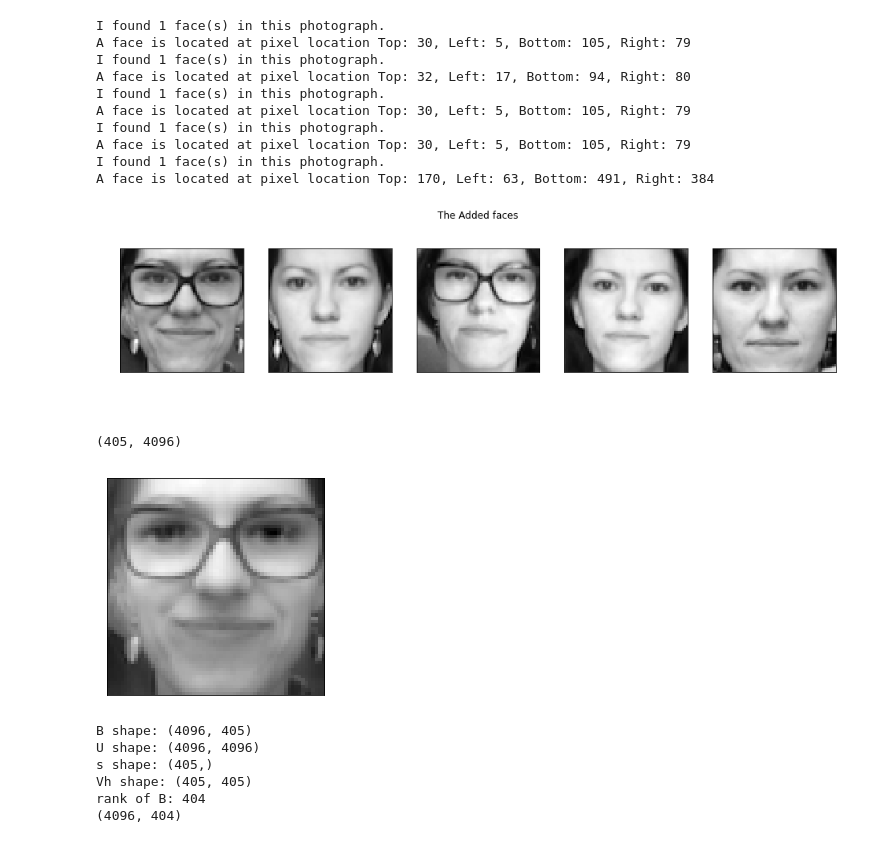
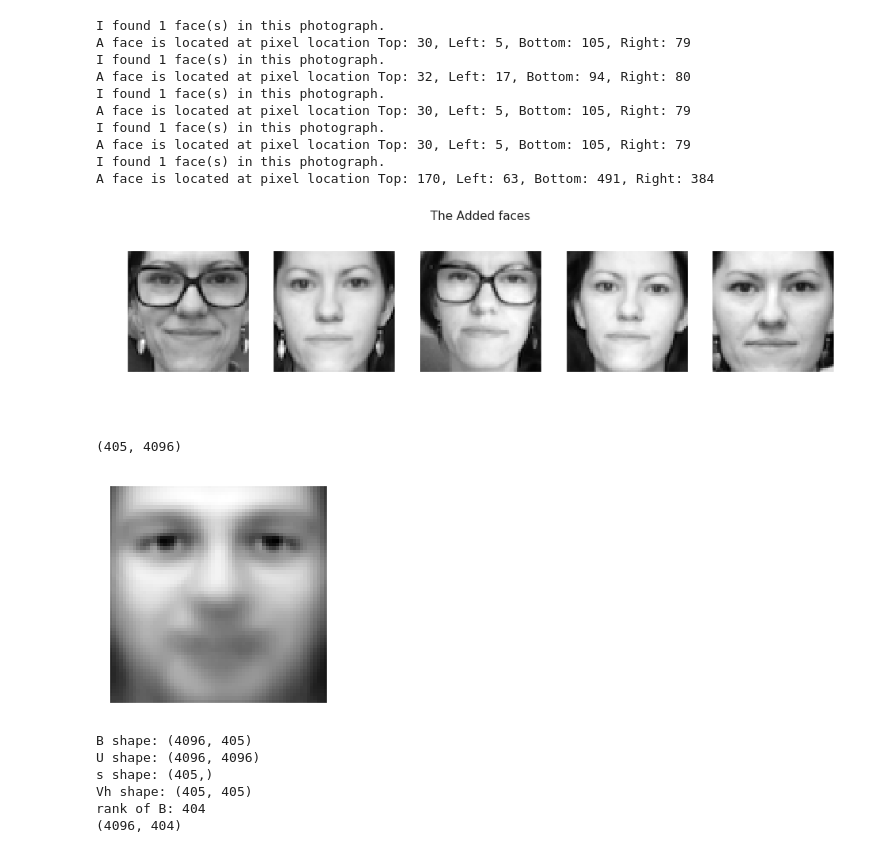
Before and after one commit to Euphe/svd_face_recognition, a Jupyter notebook: face_detection (3).ipynb, the cells around one changed output. Saved outputs shown, nothing was run; the diff lists cells and outputs as text; code cells hidden in the pictures.

```diff
--- a/face_detection (3).ipynb
+++ b/face_detection (3).ipynb
@@ -9,6 +9,9 @@ from PIL import Image
 import face_recognition
 from scipy import misc
 from sklearn.datasets import fetch_olivetti_faces
+import seaborn as sns
+sns.set_context("paper")
+sns.set(style='darkgrid', font_scale=1.25)
 warnings.filterwarnings('ignore')
 plt.rcParams['figure.figsize'] = 4, 4
 
@@ -68,16 +71,16 @@ def face_detect(path):
             faces = np.vstack([faces, np.array(pil_image1).flatten()])
         return faces
 # %%
-faces = fetch_olivetti_faces(shuffle=True, random_state=432542)
+faces = fetch_olivetti_faces(shuffle=False, random_state=432542)
 faces_images = faces.data
 faces_images1 = np.copy(faces_images)
 faces_ids = faces.target
 image_shape = (64, 64)
 # %%
-fig = plt.figure(figsize=(10, 10))
+fig = plt.figure(figsize=(15, 10))
 plt.title('The Training Dataset')
 plt.axis("off")
-for i in range(49):
+for i in range(42):
     fig.add_subplot(7,7,i+1)
     showfig(faces_images[i,:].reshape(image_shape))
 # %% [output]
@@ -85,44 +92,44 @@ for i in range(49):
 # %%
 def scale(vec):
-    return vec/vec.max()#/255
+    return vec/vec.max()
 
 def populate_train(path_train, faces_images, faces_ids):
     filenames = get_imlist(path_train)
     filenames = np.array(filenames)
     n=len(filenames)
     new_faces = face_detect(filenames[0])
-    #new_faces = scale(new_faces)
+    new_faces = scale(new_faces)
     for i in range(1,n):
         temp = face_detect(filenames[i])
         temp = scale(temp)
         new_faces = np.vstack([new_faces,temp])
 
     cnt = new_faces.shape[0]
     new_target = np.array([np.max(faces_ids)+1 for _ in range(cnt)])
     faces_images = np.vstack([faces_images,new_faces])
     faces_ids = np.concatenate((faces_ids,new_target), axis=None)
 
     fig = plt.figure(figsize=(16, 4))
     plt.title('The Added faces')
     plt.axis("off")
     for j in range(cnt):
         fig.add_subplot(1,cnt,j+1)
         showfig(new_faces[j,:].reshape(image_shape))
     return faces_images, faces_ids
 path_train = "my_photo"
 faces_images, faces_ids = populate_train(path_train, faces.data, faces.target)
 # %% [output]
 I found 1 face(s) in this photograph.
 A face is located at pixel location Top: 30, Left: 5, Bottom: 105, Right: 79
 I found 1 face(s) in this photograph.
 A face is located at pixel location Top: 32, Left: 17, Bottom: 94, Right: 80
 I found 1 face(s) in this photograph.
 A face is located at pixel location Top: 30, Left: 5, Bottom: 105, Right: 79
 I found 1 face(s) in this photograph.
 A face is located at pixel location Top: 30, Left: 5, Bottom: 105, Right: 79
 I found 1 face(s) in this photograph.
 A face is located at pixel location Top: 170, Left: 63, Bottom: 491, Right: 384
-[figure, old version]
+[figure, new version]
 # %%
 faces_images.shape
 # %% [output]
@@ -133,7 +140,7 @@ mean_face = np.mean(faces_images, axis=0)
 faces_images_centered = faces_images - mean_face
 showfig(mean_face.reshape(image_shape))
 # %% [output]
-[figure, old version]
+[figure, new version]
 # %%
 B = np.copy(faces_images_centered.T)
 r = np.linalg.matrix_rank(B)
```
Also changed, not shown: parts of 13 cells of this notebook, 13 other files.
